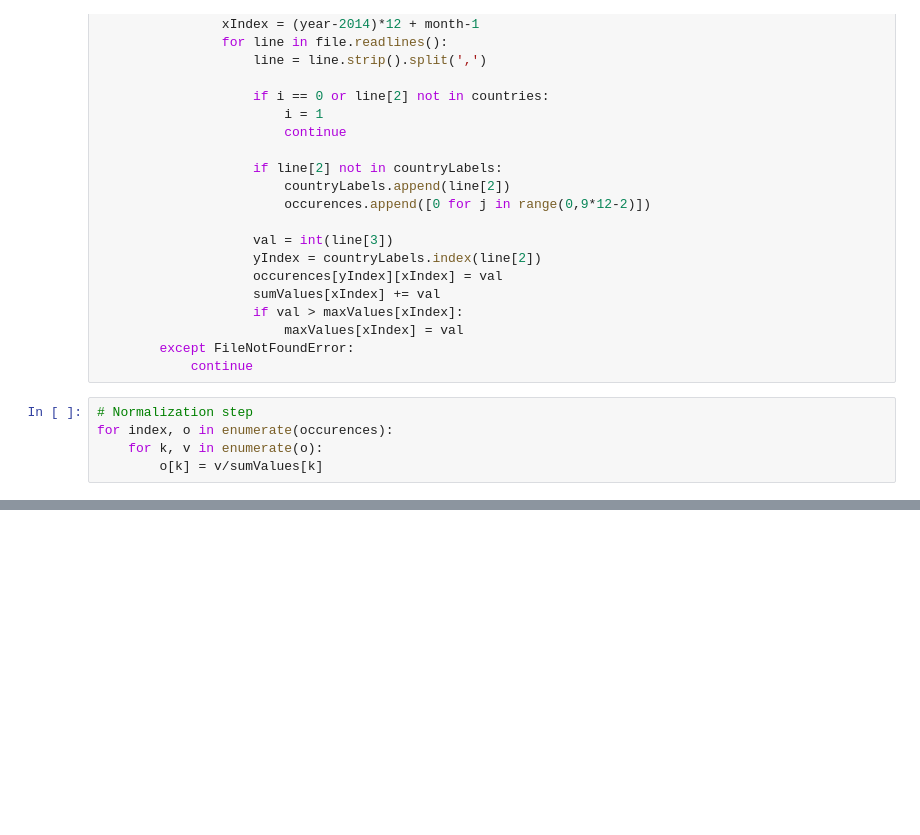
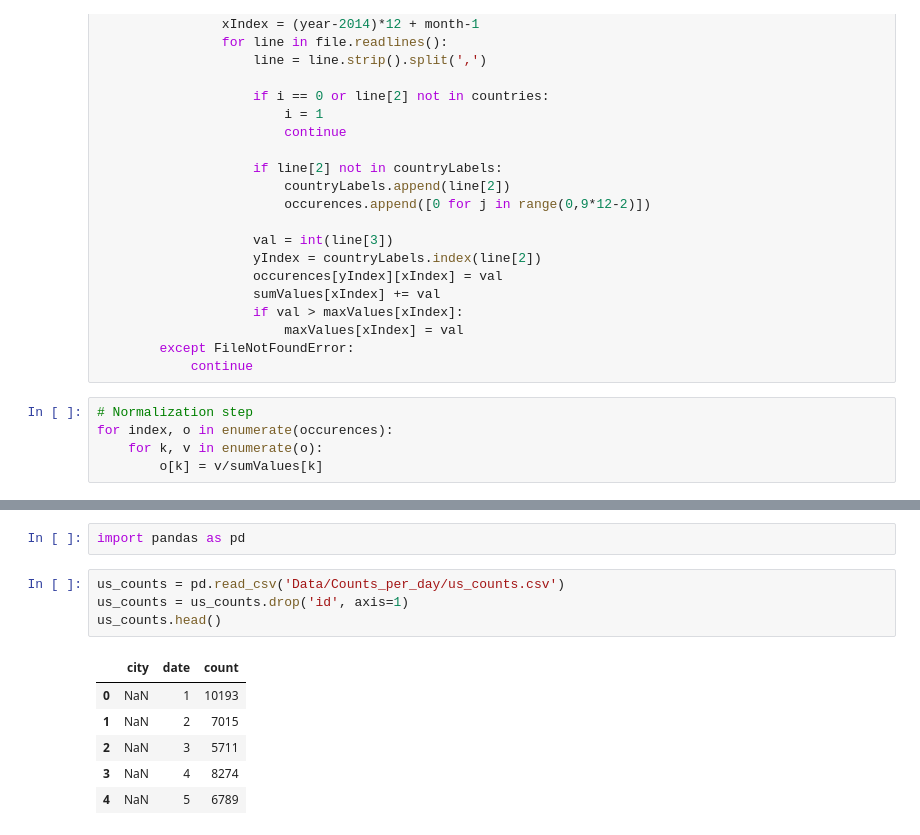
Before and after one commit to JordyForNow/BigDataProject, a Jupyter notebook: country_activity_visualization.ipynb, the cells around one changed output, grey strips where cells are left out. Cells and saved outputs as stored; diff of their text form; blank space fills up the shorter version.

```diff
--- a/country_activity_visualization.ipynb
+++ b/country_activity_visualization.ipynb
@@ -120,0 +118,13 @@ Text(0.5, 1.0, 'Number of hits in a given month.\nFor 10 most active countries.'
+# %%
+import pandas as pd
+# %%
+us_counts = pd.read_csv('Data/Counts_per_day/us_counts.csv')
+us_counts = us_counts.drop('id', axis=1)
+us_counts.head()
+# %% [output]
+|  | city | date | count |
+| 0 | NaN | 1 | 10193 |
+| 1 | NaN | 2 | 7015 |
+| 2 | NaN | 3 | 5711 |
+| 3 | NaN | 4 | 8274 |
+| 4 | NaN | 5 | 6789 |
```
Also changed, not shown: parts of 7 cells of this notebook, 4 other files.
